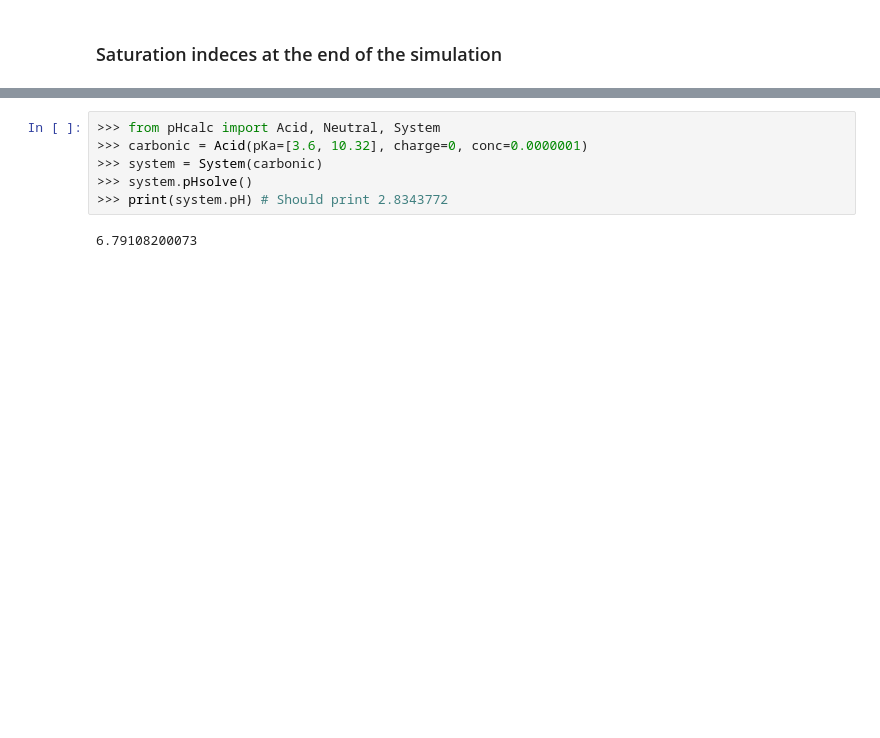
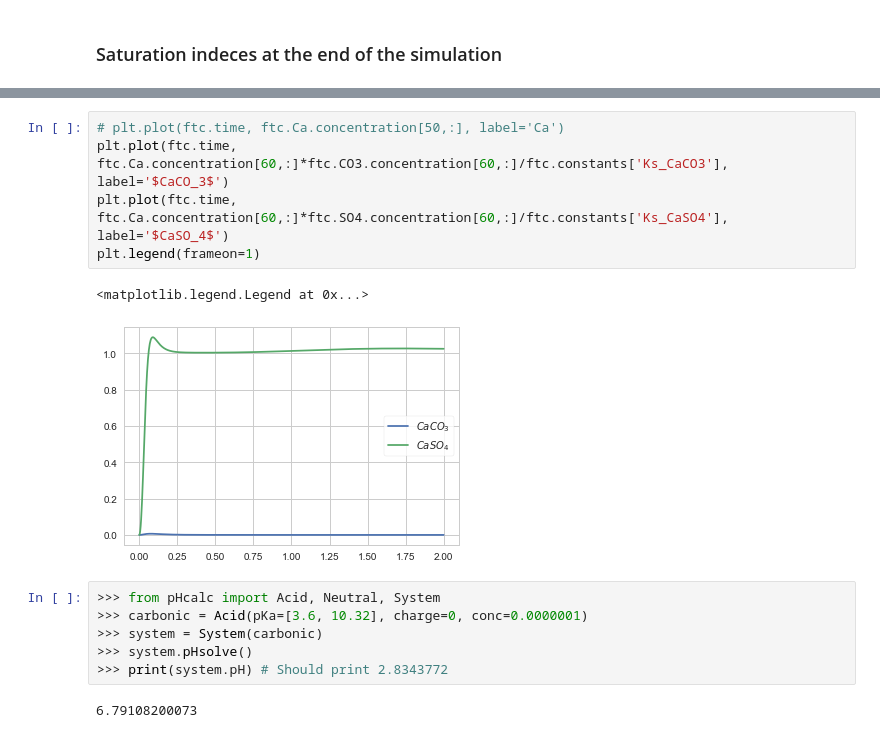
Before and after one commit to biogeochemistry/PorousMediaLab, a Jupyter notebook: examples/acid_base_example.ipynb, the cells around one changed output, grey strips where cells are left out. Saved outputs shown, nothing was run; the diff lists cells and outputs as text; blank space fills up the shorter version.

```diff
--- a/examples/acid_base_example.ipynb
+++ b/examples/acid_base_example.ipynb
@@ -135,3 +141,11 @@ plt.legend(frameon=1)
+# %%
+# plt.plot(ftc.time, ftc.Ca.concentration[50,:], label='Ca')
+plt.plot(ftc.time, ftc.Ca.concentration[60,:]*ftc.CO3.concentration[60,:]/ftc.constants['Ks_CaCO3'], label='$CaCO_3$')
+plt.plot(ftc.time, ftc.Ca.concentration[60,:]*ftc.SO4.concentration[60,:]/ftc.constants['Ks_CaSO4'], label='$CaSO_4$')
+plt.legend(frameon=1)
+# %% [output]
+<matplotlib.legend.Legend at 0x...>
+[figure, added]
 # %%
 >>> from pHcalc import Acid, Neutral, System
 >>> carbonic = Acid(pKa=[3.6, 10.32], charge=0, conc=0.0000001)
```
Also changed, not shown: parts of 9 cells of this notebook, 2 other files.
